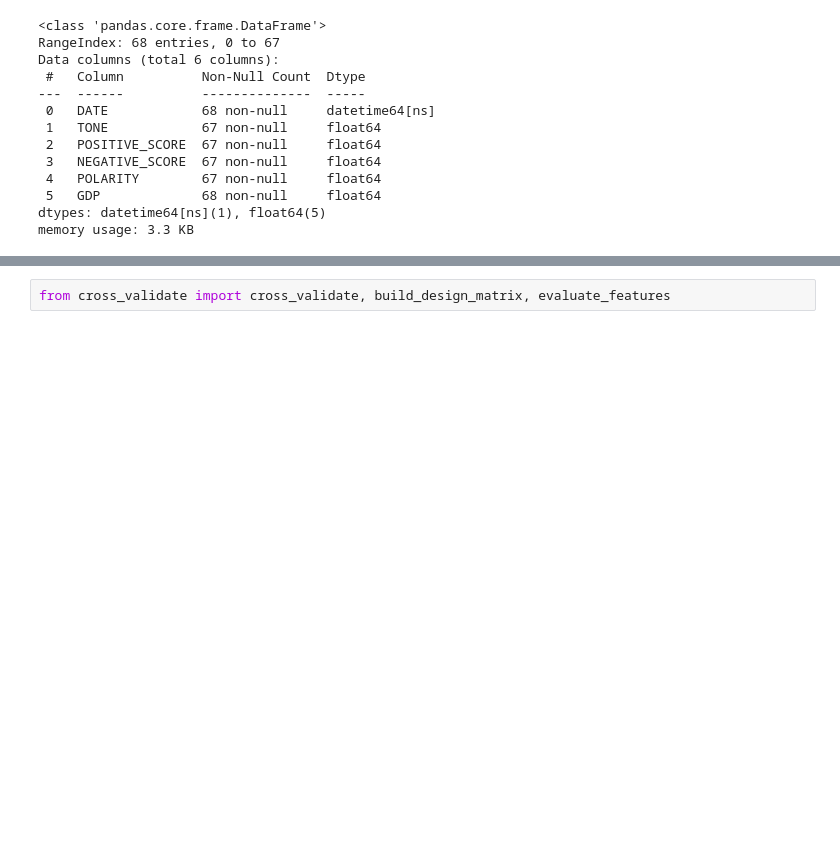
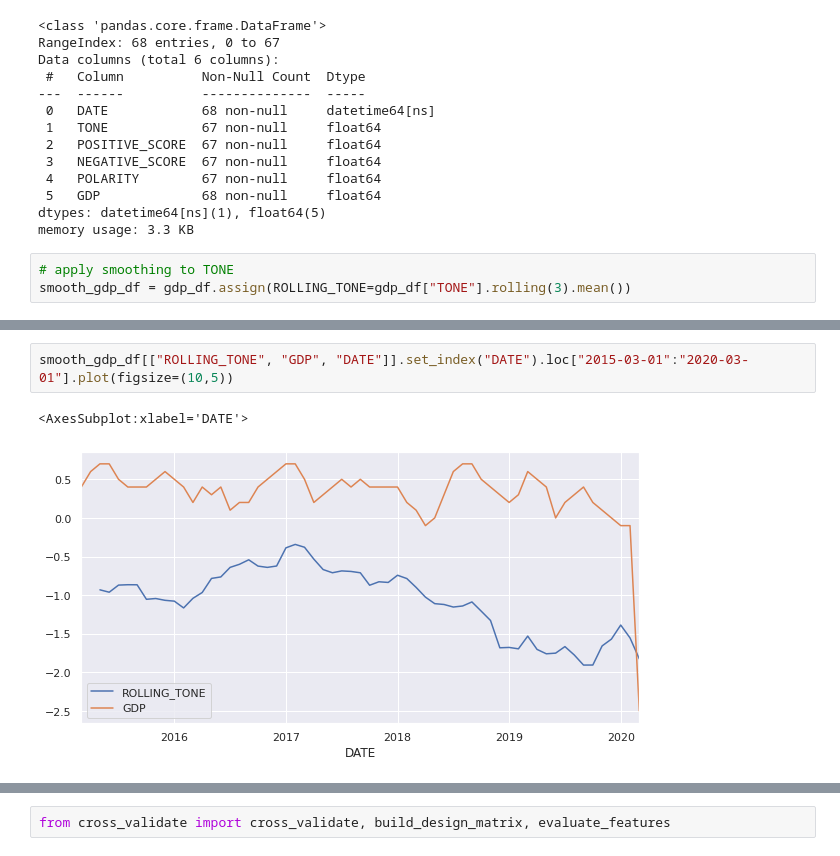
Before and after one commit to waijean/nlp_economics, a Jupyter notebook: gdp_forecast/mvp_v1.2.ipynb, the cells around one changed output, grey strips where cells are left out. Saved outputs shown, nothing was run; the diff lists cells and outputs as text; blank space fills up the shorter version.

```diff
--- a/gdp_forecast/mvp_v1.2.ipynb
+++ b/gdp_forecast/mvp_v1.2.ipynb
@@ -53,4 +53,7 @@ Data columns (total 6 columns):
  5   GDP             68 non-null     float64
 dtypes: datetime64[ns](1), float64(5)
 memory usage: 3.3 KB
+# %%
+# apply smoothing to TONE
+smooth_gdp_df = gdp_df.assign(ROLLING_TONE=gdp_df["TONE"].rolling(3).mean())
 # %%
@@ -58,3 +61,8 @@ gdp_df[["TONE", "GDP", "DATE"]].set_index("DATE").loc["2015-03-01":"2020-03-01"]
 # %% [output]
 <AxesSubplot:xlabel='DATE'>
 [figure]
+# %%
+smooth_gdp_df[["ROLLING_TONE", "GDP", "DATE"]].set_index("DATE").loc["2015-03-01":"2020-03-01"].plot(figsize=(10,5))
+# %% [output]
+<AxesSubplot:xlabel='DATE'>
+[figure, added]
```
Also changed, not shown: parts of 6 cells of this notebook.
